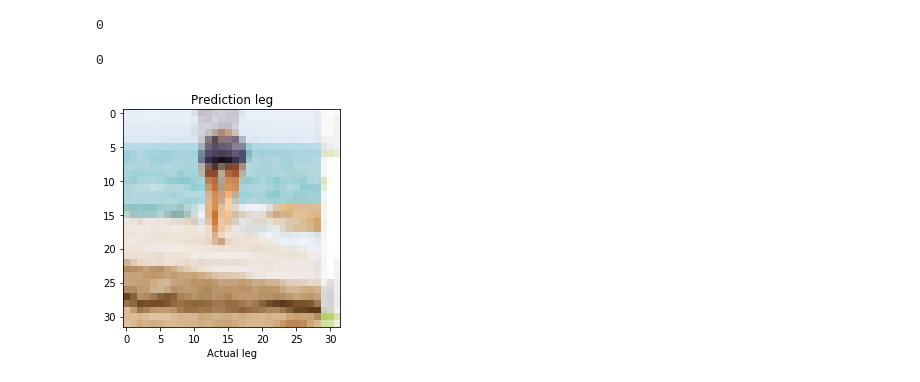
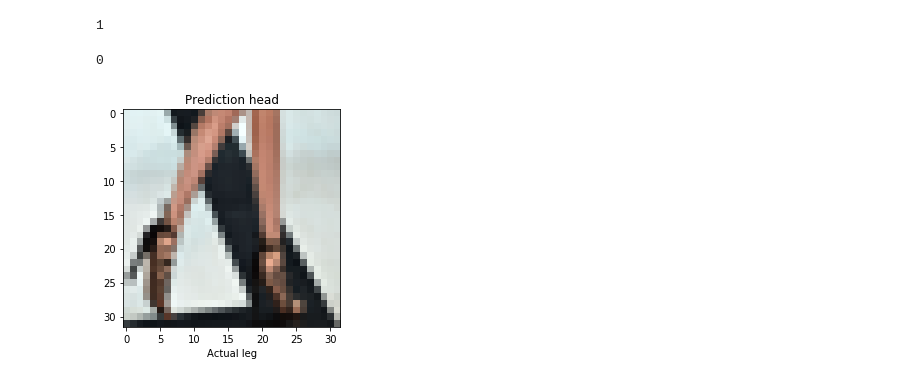
Before and after one commit to albertdaniell/Convolution_Neural_network_for_heads_legs, a Jupyter notebook: index.ipynb, the cells around one changed output. Cells and saved outputs as stored; diff of their text form; code cells hidden in the pictures.

```diff
--- a/index.ipynb
+++ b/index.ipynb
@@ -61,7 +61,7 @@ appData2= tuple(((np.array(legs_head_dict,dtype='uint8')),np.array(legs_head_dic
 print(type(appData2[0]))
 #print(appData2)
 #print(len(appData2[0]))
-X_train, X_test, y_train, y_test = train_test_split(legs_head_dict, legs_head_dict_desc, test_size=0.30, random_state=101)
+X_train, X_test, y_train, y_test = train_test_split(legs_head_dict, legs_head_dict_desc, test_size=0.20, random_state=101)
 
 
 appData1=tuple(((np.array(X_train,dtype='uint8')),np.array(y_train,dtype='uint8')))
@@ -95,7 +95,7 @@ plt.show()
 # %%
 from tensorflow.keras import datasets, layers, models
 model = models.Sequential()
-model.add(layers.Conv2D(200, (3, 3), activation='relu', input_shape=(32, 32, 3)))
+model.add(layers.Conv2D(32, (3, 3), activation='relu', input_shape=(32, 32, 3)))
 model.add(layers.MaxPooling2D((2, 2)))
 model.add(layers.Conv2D(64, (3, 3), activation='relu'))
 model.add(layers.MaxPooling2D((2, 2)))
@@ -196,18 +196,18 @@ Accuracy is  0.7083333134651184
 prediction=model.predict(test_images)
 print(np.argmax(prediction[3]))
 # %% [output]
-0
+1
 # %%
 
 plt.grid(False)
-plt.imshow(test_images[2])
+plt.imshow(test_images[3])
 print(test_labels[2])
-plt.xlabel("Actual "+ class_names[test_labels[2]])
-plt.title("Prediction "+ class_names[np.argmax(prediction[2])])
+plt.xlabel("Actual "+ class_names[test_labels[3]])
+plt.title("Prediction "+ class_names[np.argmax(prediction[3])])
 plt.show()
 # %% [output]
 0
-[figure, old version]
+[figure, new version]
 # %%
 for i in range(len(test_images)):
     plt.grid(False)
```
Also changed, not shown: parts of 9 cells of this notebook, 20 other files.
